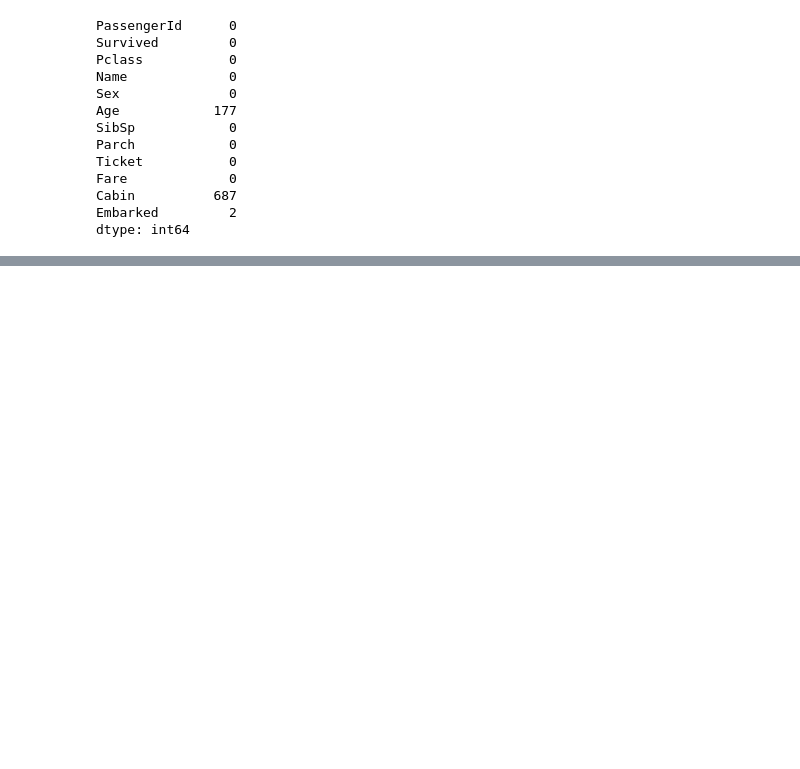
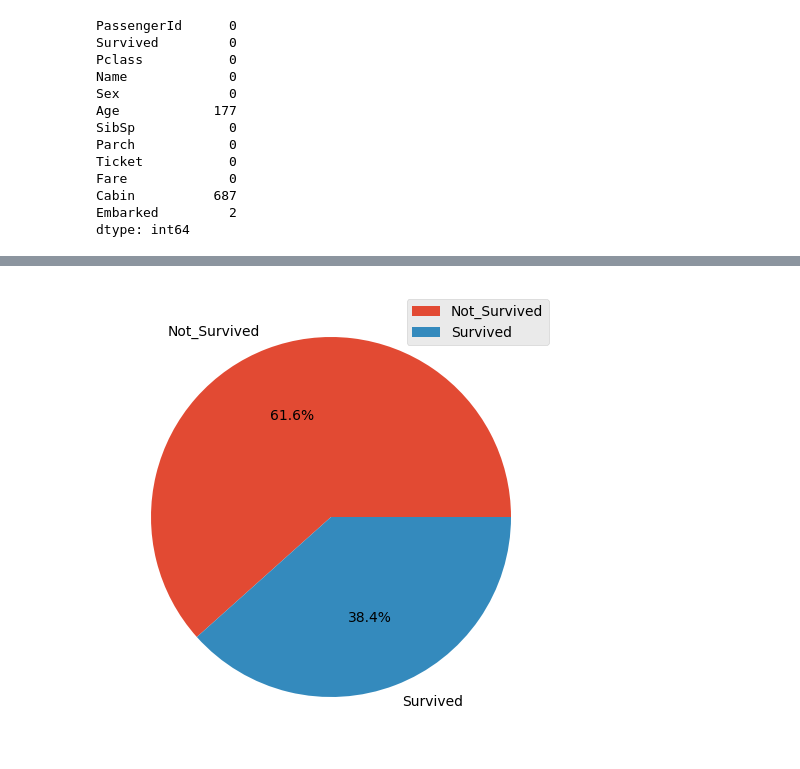
Before and after one commit to Haruki-codes/Titanic, a Jupyter notebook: practice.ipynb, the cells around one changed output, grey strips where cells are left out. Saved outputs shown, nothing was run; the diff lists cells and outputs as text; code cells hidden in the pictures; blank space fills up the shorter version.

```diff
--- a/practice.ipynb
+++ b/practice.ipynb
@@ -168,5 +125,0 @@ Name: count, dtype: int64
-# %%
-df['Title'] = df['Title'].replace(['Lady', 'the Countess','Capt', 'Col','Don', 'Dr', 'Major', 'Rev', 'Sir', 'Jonkheer', 'Dona'], 'Rare')
-df['Title'] = df['Title'].replace('Mlle', 'Miss')
-df['Title'] = df['Title'].replace('Ms', 'Miss')
-df['Title'] = df['Title'].replace('Mme', 'Mrs')
@@ -183,2 +126,10 @@ Name: count, dtype: int64
-# %%
-df.drop(columns='Name',inplace=True)
+# %%
+def family_size(number):
+    if number == 1:
+        return "Alone"
+    elif number>1 and number <5:
+        return "Small"
+    else:
+        return "Large"
+# %%
+df['Family_Size'] = df['Family_Size'].apply(family_size)
@@ -217,0 +147,10 @@ np.int64(0)
+# %%
+survived = df['Survived'].value_counts().reset_index()
+mylables = ['Not_Survived','Survived']
+plt.style.use('ggplot')
+plt.pie(survived["count"],labels= mylables,autopct='%1.1f%%')
+plt.legend()
+plt.tight_layout()
+plt.show()
+# %% [output]
+[figure, added]
```
Also changed, not shown: parts of 35 cells of this notebook.
